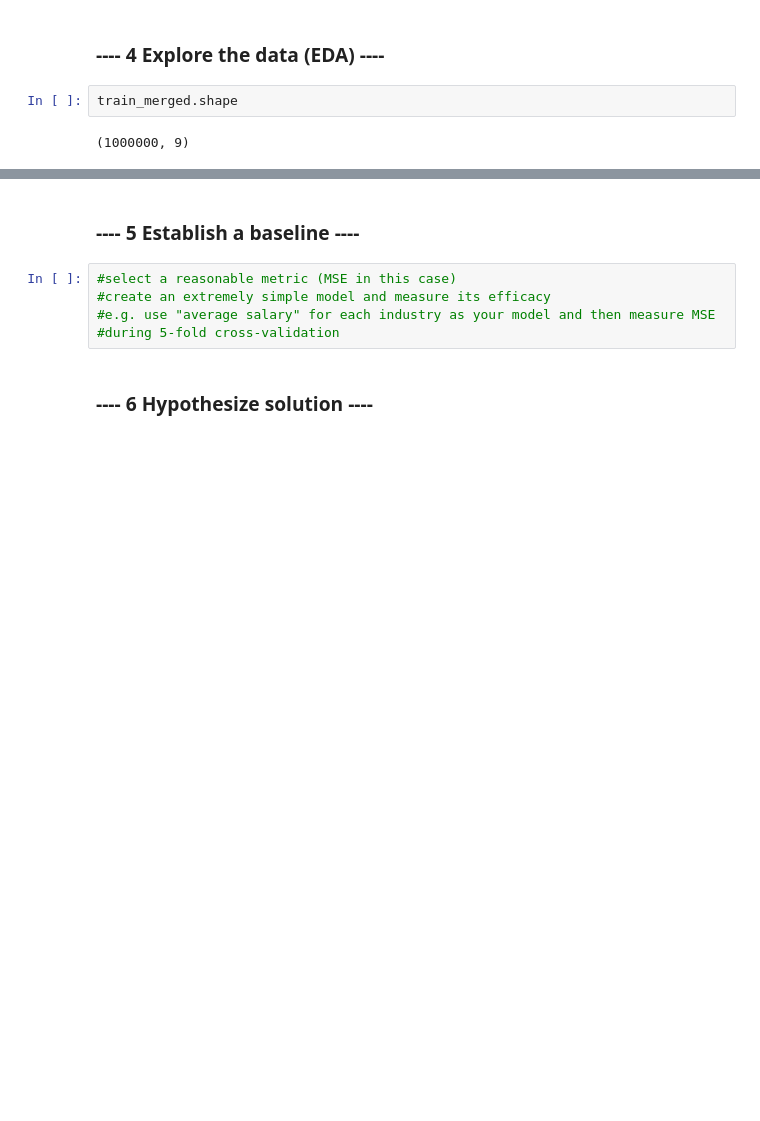
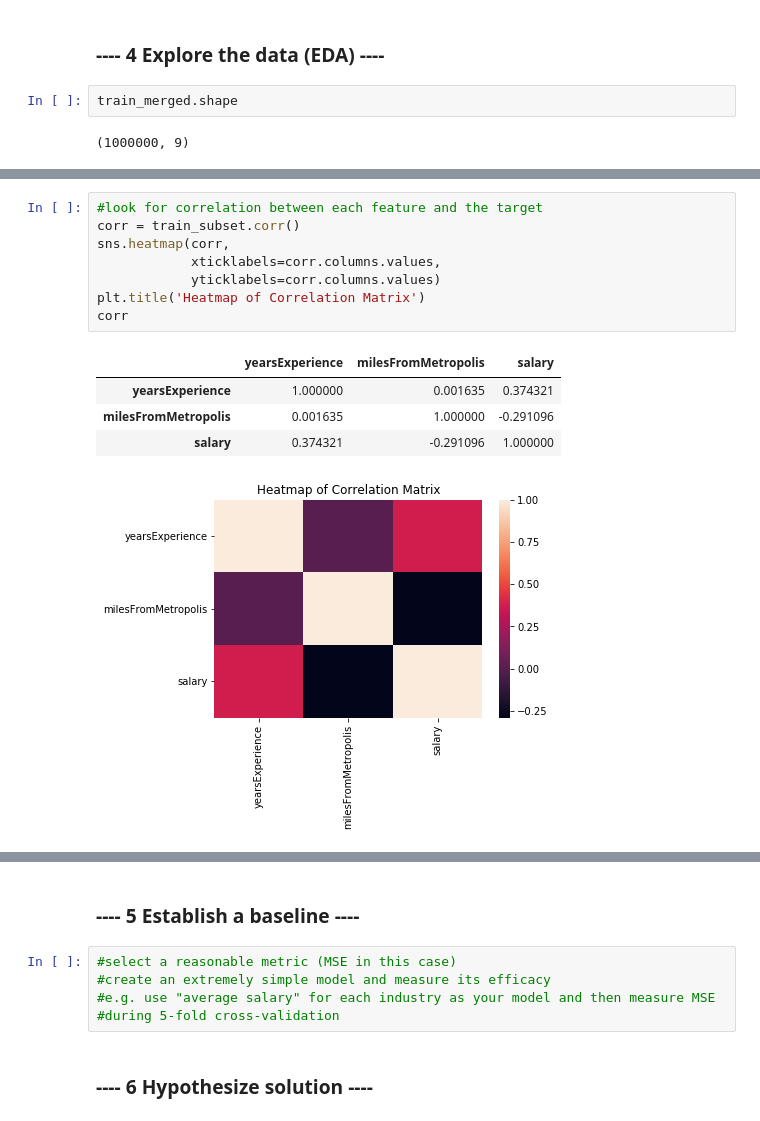
Before and after one commit to dsjoench/salarypredictionportfolio, a Jupyter notebook: First Portfolio Project.ipynb, the cells around one changed output, grey strips where cells are left out. Saved outputs shown, nothing was run; the diff lists cells and outputs as text; blank space fills up the shorter version.

```diff
--- a/First Portfolio Project.ipynb
+++ b/First Portfolio Project.ipynb
@@ -136,0 +204,14 @@ train_merged.describe()
+# %%
+#look for correlation between each feature and the target
+corr = train_subset.corr()
+sns.heatmap(corr,
+            xticklabels=corr.columns.values,
+            yticklabels=corr.columns.values)
+plt.title('Heatmap of Correlation Matrix')
+corr
+# %% [output]
+|  | yearsExperience | milesFromMetropolis | salary |
+| yearsExperience | 1.000000 | 0.001635 | 0.374321 |
+| milesFromMetropolis | 0.001635 | 1.000000 | -0.291096 |
+| salary | 0.374321 | -0.291096 | 1.000000 |
+[figure, added]
```
Also changed, not shown: parts of 17 cells of this notebook.
